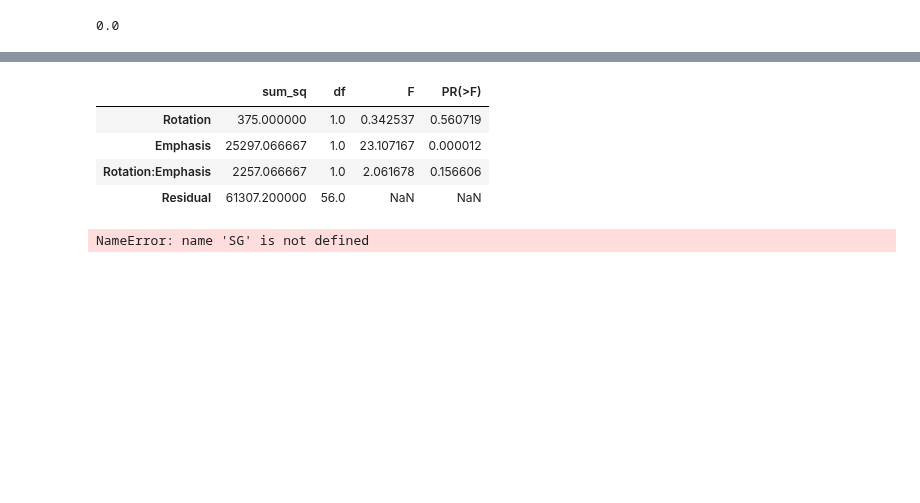
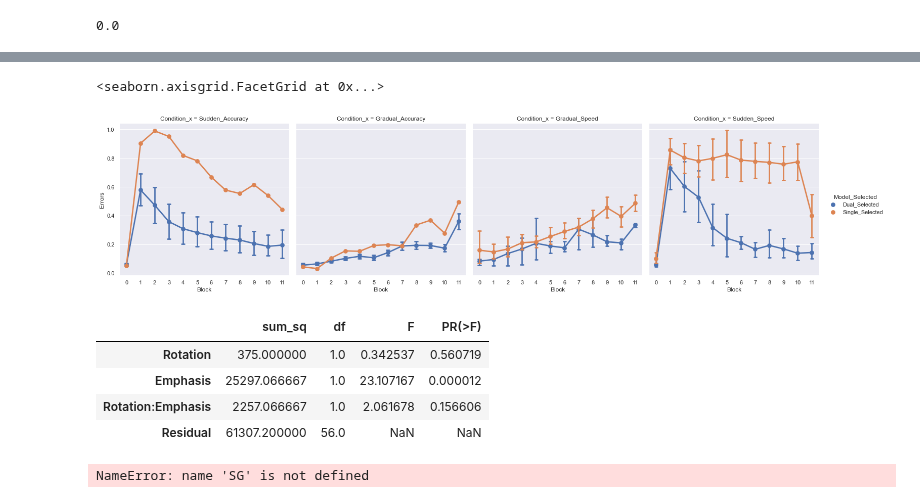
Before and after one commit to tejas-savalia/Lab-Codes, a Jupyter notebook: Psychtoolbox/Visuomotor_Adaptation_Tablet/python_scripts/model_comparisons.ipynb, the cells around one changed output, grey strips where cells are left out. Saved outputs shown, nothing was run; the diff lists cells and outputs as text; code cells hidden in the pictures; blank space fills up the shorter version.

```diff
--- a/Psychtoolbox/Visuomotor_Adaptation_Tablet/python_scripts/model_comparisons.ipynb
+++ b/Psychtoolbox/Visuomotor_Adaptation_Tablet/python_scripts/model_comparisons.ipynb
@@ -334,0 +243,41 @@ Text(0.5, 0.98, 'Compared to Single')
+# %%
+dual_selected_80 = dual_selected_testset[dual_selected_testset['Dual_Selected'] > 50].reset_index()
+dual_selected_80['Participant_Id'] = range(len(dual_selected_80))
+
+dual_selected_80.loc[dual_selected_80['Condition'] =='Sudden_Speed', 'Participant_Id'] = dual_selected_80[dual_selected_80['Condition'] == 'Sudden_Speed']['level_0']*4
+dual_selected_80.loc[dual_selected_80['Condition'] =='Sudden_Accuracy', 'Participant_Id'] = (dual_selected_80[dual_selected_80['Condition'] == 'Sudden_Accuracy']['level_0']-15)*4 + 1
+dual_selected_80.loc[dual_selected_80['Condition'] =='Gradual_Speed', 'Participant_Id'] = (dual_selected_80[dual_selected_80['Condition'] == 'Gradual_Speed']['level_0']-30)*4 + 2
+dual_selected_80.loc[dual_selected_80['Condition'] =='Gradual_Accuracy', 'Participant_Id'] = (dual_selected_80[dual_selected_80['Condition'] == 'Gradual_Accuracy']['level_0']-45)*4 + 3
+dual_selected_80['Participant_Id'] = dual_selected_80['Participant_Id'].astype(int)
+
+dual_selected_80 = dual_selected_80.set_index('Participant_Id')
+
+dual_selected_80.sort_index(inplace=True)
+dual_selected_80 = dual_selected_80.reset_index()
+dual_selected_80
+
+merged_dual = pd.merge(blockwise_errors, dual_selected_80, on = "Participant_Id", how = 'right')
+merged_dual['Model_Selected'] = 'Dual_Selected'
+# %%
+dual_selected_testset = df_train_test[df_train_test['Set'] == 'Test']
+dual_selected_testset['Condition'] = dual_selected_testset['Rotation'] + '_' + dual_selected_testset['Emphasis']
+dual_selected_testset = dual_selected_testset.reset_index()
+
+
+single_selected_80 = dual_selected_testset[dual_selected_testset['Dual_Selected'] < 50].reset_index()
+single_selected_80['Participant_Id'] = range(len(single_selected_80))
+
+single_selected_80.loc[single_selected_80['Condition'] =='Sudden_Speed', 'Participant_Id'] = single_selected_80[single_selected_80['Condition'] == 'Sudden_Speed']['level_0']*4
+single_selected_80.loc[single_selected_80['Condition'] =='Sudden_Accuracy', 'Participant_Id'] = (single_selected_80[single_selected_80['Condition'] == 'Sudden_Accuracy']['level_0']-15)*4 + 1
+single_selected_80.loc[single_selected_80['Condition'] =='Gradual_Speed', 'Participant_Id'] = (single_selected_80[single_selected_80['Condition'] == 'Gradual_Speed']['level_0']-30)*4 + 2
+single_selected_80.loc[single_selected_80['Condition'] =='Gradual_Accuracy', 'Participant_Id'] = (single_selected_80[single_selected_80['Condition'] == 'Gradual_Accuracy']['level_0']-45)*4 + 3
+single_selected_80['Participant_Id'] = single_selected_80['Participant_Id'].astype(int)
+
+single_selected_80 = single_selected_80.set_index('Participant_Id')
+
+single_selected_80.sort_index(inplace=True)
+single_selected_80 = single_selected_80.reset_index()
+single_selected_80
+
+merged_single = pd.merge(blockwise_errors, single_selected_80, on = "Participant_Id", how = 'right')
+merged_single['Model_Selected'] = 'Single_Selected'
@@ -335,3 +290,10 @@ Text(0.5, 0.98, 'Compared to Single')
+# %%
+conc = merged_dual.append(merged_single)
+# %%
+sns.catplot(x = 'Block', y = 'Errors', hue = 'Model_Selected', kind = 'point', col = 'Condition_x', capsize = 0.2, data = conc)
+# %% [output]
+<seaborn.axisgrid.FacetGrid at 0x...>
+[figure, added]
 # %%
 model = smf.ols('Eight_Selected ~ Rotation*Emphasis', data=df_train_test[df_full_split['Set'] == 'Test']).fit()
 anova_table = sm.stats.anova_lm(model, typ=2)
```
Also changed, not shown: parts of 16 cells of this notebook, 50 other files.
